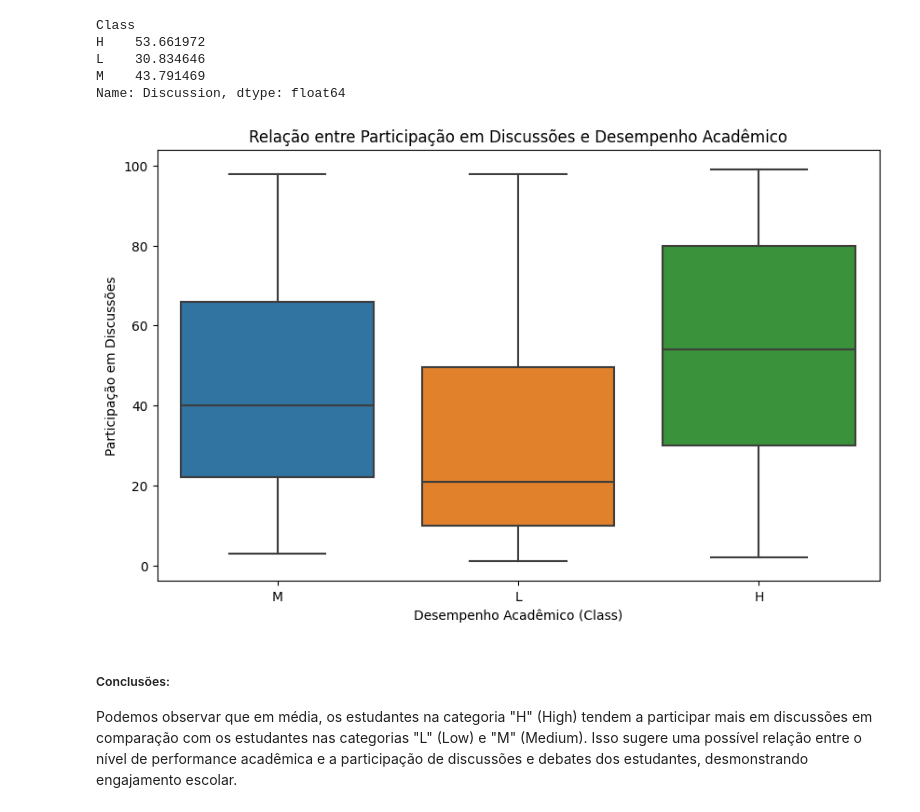
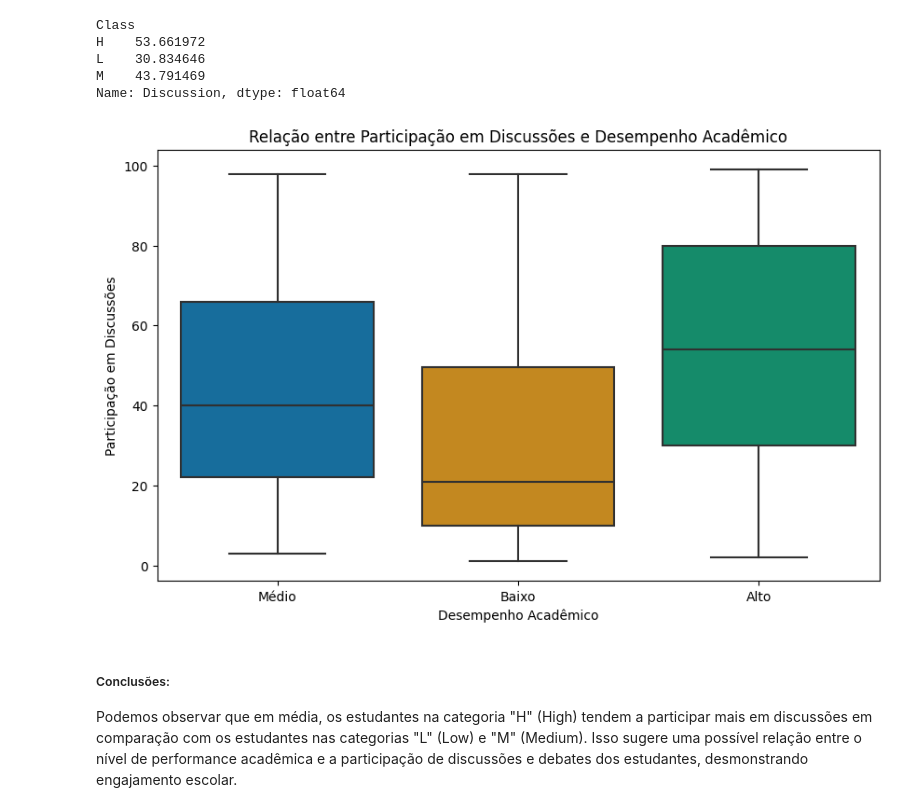
Before and after one commit to leticiaanobre/analise-exploratoria-estudantes, a Jupyter notebook: notebooks/01-exploratory_data_analysis.ipynb, the cells around one changed output. Cells and saved outputs as stored; diff of their text form; code cells hidden in the pictures.

```diff
--- a/notebooks/01-exploratory_data_analysis.ipynb
+++ b/notebooks/01-exploratory_data_analysis.ipynb
@@ -166,16 +166,22 @@ frequencia_notas_por_genero = df.groupby(['gender', 'Class']).size().unstack()
 frequencia_genero_M = frequencia_notas_por_genero.loc['M']
 frequencia_genero_F = frequencia_notas_por_genero.loc['F']
 
+sns.set_palette("colorblind")
+
 # Criar um gráfico de pizza para o gênero Masculino
 plt.figure(figsize=(10, 6))
-plt.pie(frequencia_genero_M, labels=frequencia_genero_M.index, autopct='%1.1f%%', startangle=140)
-plt.title('Frequência de Notas por Classe (Gênero Masculino)')
+rótulos_fatias_M = ['Alto', 'Baixo', 'Médio']  # Substitua pelos rótulos desejados
+plt.pie(frequencia_genero_M, labels=rótulos_fatias_M, autopct='%1.1f%%', startangle=140)
+plt.title('Frequência de Notas por Desempenho (Gênero Masculino)')
 
 # Mostrar o gráfico de pizza para o gênero Masculino
 plt.show()
 
 # Criar um gráfico de pizza para o gênero Feminino
 plt.figure(figsize=(10, 6))
-plt.pie(frequencia_genero_F, labels=frequencia_genero_F.index, autopct='%1.1f%%', startangle=140)
-plt.title('Frequência de Notas por Classe (Gênero Feminino)')
+rótulos_fatias_F = ['Alto', 'Baixo', 'Médio']  # Substitua pelos rótulos desejados
+plt.pie(frequencia_genero_F, labels=rótulos_fatias_F, autopct='%1.1f%%', startangle=140)
+plt.title('Frequência de Notas por Desempenho (Gênero Feminino)')
+
+plt.show()
 # %% [output]
@@ -287,10 +302,21 @@ L    18.322835
 M    60.635071
 Name: VisITedResources, dtype: float64
 # %%
+# Defina a paleta de cores colorblind-friendly
+sns.set_palette("colorblind")
+
+# Defina os rótulos personalizados para 'Class'
+class_labels = ['Médio', 'Baixo', 'Alto']  # Substitua pelos rótulos desejados
+
 plt.figure(figsize=(10, 6))
 sns.boxplot(x='Class', y='VisITedResources', data=df)
-plt.xlabel('Desempenho Acadêmico (Class)')
+plt.xlabel('Desempenho Acadêmico')
 plt.ylabel('Recursos Visitados')
 plt.title('Relação entre Recursos Visitados e Desempenho Acadêmico')
+
+
+# Configure os rótulos personalizados para 'Class'
+plt.xticks([0, 1, 2], class_labels)
+
 plt.show()
 # %% [output]
@@ -313,15 +339,22 @@ L    30.834646
 M    43.791469
 Name: Discussion, dtype: float64
 # %%
-# Gráfico de caixa para visualizar a participação em discussões por categoria "Class"
+# Crie o gráfico de caixa
+sns.set_palette("colorblind")
 plt.figure(figsize=(10, 6))
-sns.boxplot(x='Class', y='Discussion', data=df)
-plt.xlabel('Desempenho Acadêmico (Class)')
+ax = sns.boxplot(x='Class', y='Discussion', data=df)
+
+plt.xlabel('Desempenho Acadêmico')
 plt.ylabel('Participação em Discussões')
 plt.title('Relação entre Participação em Discussões e Desempenho Acadêmico')
+
+# Defina os rótulos personalizados das colunas
+novo_rotulo_colunas = ['Médio', 'Baixo', 'Alto']  # Substitua pelos rótulos desejados
+ax.set_xticklabels(novo_rotulo_colunas)
+
 plt.show()
 # %% [output]
-[figure, old version]
+[figure, new version]
 # %% [markdown]
 ##### Conclusões:
 Podemos observar que em média, os estudantes na categoria "H" (High) tendem a participar mais em discussões em comparação com os estudantes nas categorias "L" (Low) e "M" (Medium). Isso sugere uma possível relação entre o nível de performance acadêmica e a participação de discussões e debates dos estudantes, desmonstrando engajamento escolar.
```
Also changed, not shown: parts of 7 cells of this notebook.
